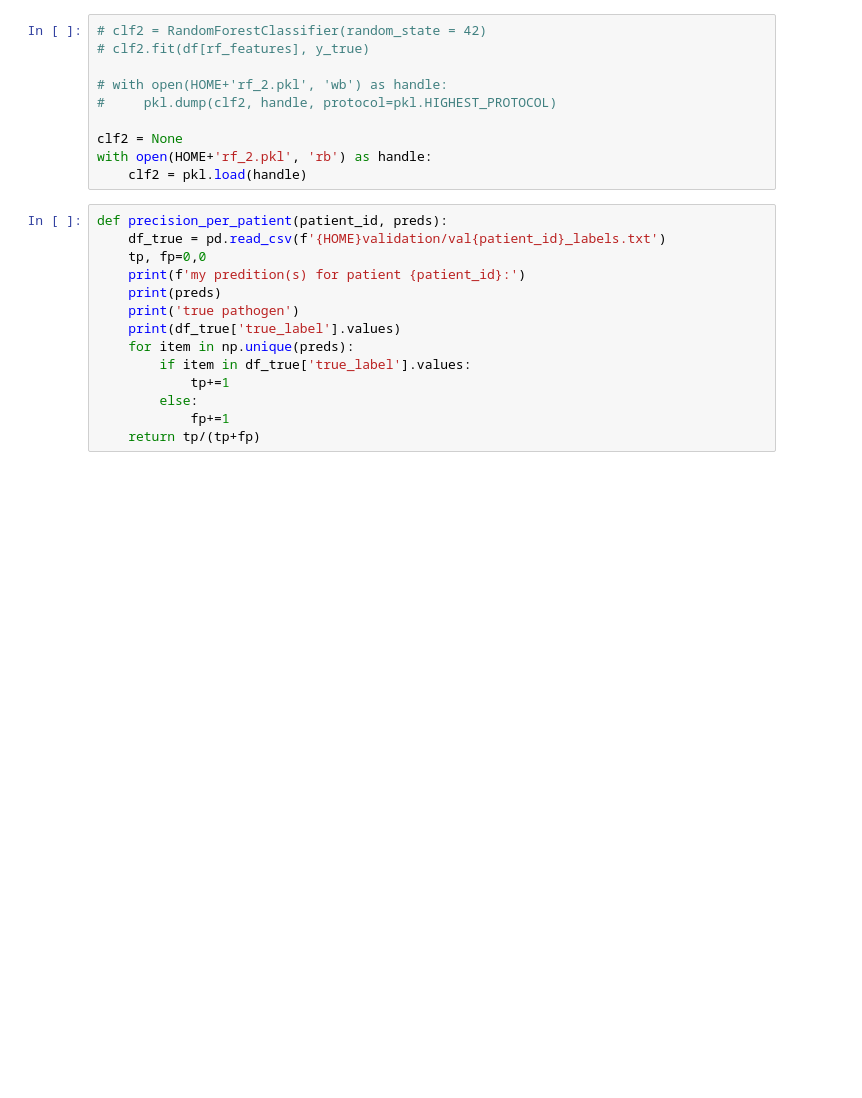
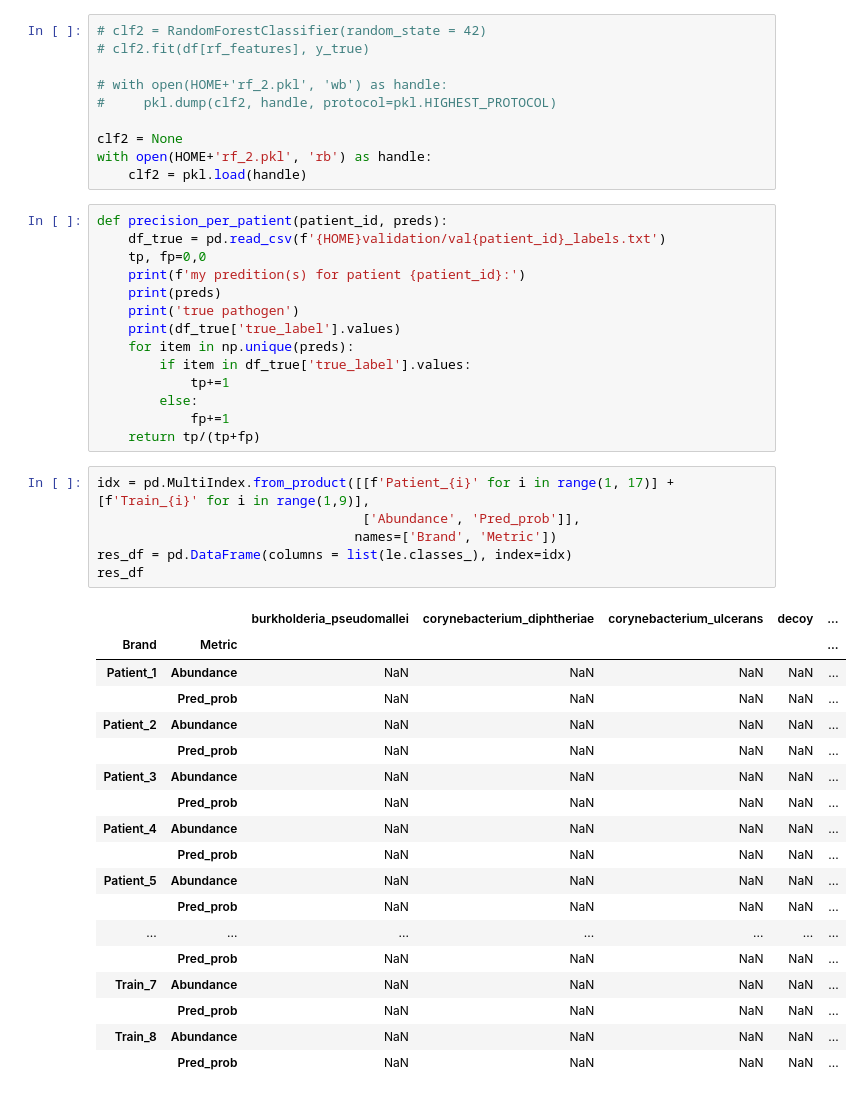
Before and after one commit to astronights/smthcool, a Jupyter notebook: CS4220_Project2.ipynb, the cells around one changed output. Drawn from its saved outputs; the diff is of its cells as text; blank space fills up the shorter version.

```diff
--- a/CS4220_Project2.ipynb
+++ b/CS4220_Project2.ipynb
@@ -169,3 +183,28 @@ def precision_per_patient(patient_id, preds):
         else:
             fp+=1
     return tp/(tp+fp)
+# %%
+idx = pd.MultiIndex.from_product([[f'Patient_{i}' for i in range(1, 17)] + [f'Train_{i}' for i in range(1,9)],
+                                  ['Abundance', 'Pred_prob']],
+                                 names=['Brand', 'Metric'])
+res_df = pd.DataFrame(columns = list(le.classes_), index=idx)
+res_df
+# %% [output]
+|  |  | burkholderia_pseudomallei | corynebacterium_diphtheriae | corynebacterium_ulcerans | decoy | ... |
+| Brand | Metric |  |  |  |  | ... |
+| Patient_1 | Abundance | NaN | NaN | NaN | NaN | ... |
+|  | Pred_prob | NaN | NaN | NaN | NaN | ... |
+| Patient_2 | Abundance | NaN | NaN | NaN | NaN | ... |
+|  | Pred_prob | NaN | NaN | NaN | NaN | ... |
+| Patient_3 | Abundance | NaN | NaN | NaN | NaN | ... |
+|  | Pred_prob | NaN | NaN | NaN | NaN | ... |
+| Patient_4 | Abundance | NaN | NaN | NaN | NaN | ... |
+|  | Pred_prob | NaN | NaN | NaN | NaN | ... |
+| Patient_5 | Abundance | NaN | NaN | NaN | NaN | ... |
+|  | Pred_prob | NaN | NaN | NaN | NaN | ... |
+| ... | ... | ... | ... | ... | ... | ... |
+|  | Pred_prob | NaN | NaN | NaN | NaN | ... |
+| Train_7 | Abundance | NaN | NaN | NaN | NaN | ... |
+|  | Pred_prob | NaN | NaN | NaN | NaN | ... |
+| Train_8 | Abundance | NaN | NaN | NaN | NaN | ... |
+|  | Pred_prob | NaN | NaN | NaN | NaN | ... |
```
Also changed, not shown: parts of 7 cells of this notebook.
